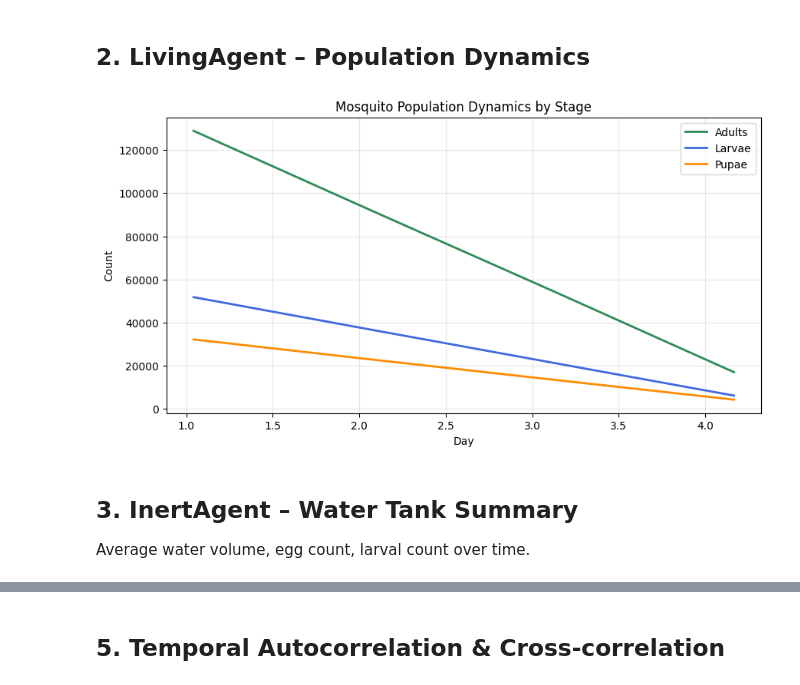
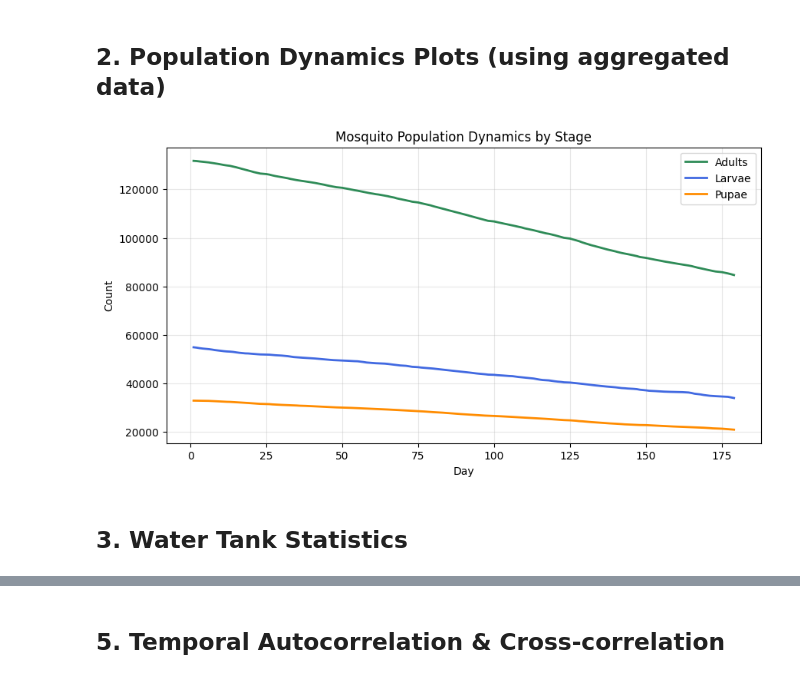
Before and after one commit to Vansnoden/monadvsim, a Jupyter notebook: analysis-Copy1.ipynb, the cells around one changed output, grey strips where cells are left out. Cells and saved outputs as stored; diff of their text form; code cells hidden in the pictures.

```diff
--- a/analysis-Copy1.ipynb
+++ b/analysis-Copy1.ipynb
@@ -75,19 +84,0 @@ Tick range: 100 – 400
-# %%
-# Check for missing ticks
-all_ticks = np.arange(living['TickCount'].min(), living['TickCount'].max()+1, 1)
-present_ticks = living['TickCount'].unique()
-missing_ticks = set(all_ticks) - set(present_ticks)
-if missing_ticks:
-    print(f"Warning: Missing ticks: {sorted(missing_ticks)[:10]}...")
-else:
-    print("All ticks present.")
-
-# Impute missing environmental values? (optional – here we drop rows with NaN in t2m)
-before = len(living)
-living = living.dropna(subset=['t2m', 'tp'])
-print(f"Dropped {before - len(living)} rows due to missing t2m/tp")
-
-# Add day column
-living['Day'] = living['TickCount'] / TICKS_PER_DAY
-if not inert.empty:
-    inert['Day'] = inert['TickCount'] / TICKS_PER_DAY
@@ -97,24 +235,19 @@ Dropped 0 rows due to missing t2m/tp
 # %% [markdown]
-## 2. LivingAgent – Population Dynamics
+## 2. Population Dynamics Plots (using aggregated data)
 # %%
-daily_adults = living[living['Stage']=='ADULT'].groupby('Day').size()
-daily_larvae = living[living['Stage']=='LARVA'].groupby('Day').size()
-daily_pupae = living[living['Stage']=='PUPA'].groupby('Day').size()
-
 plt.figure(figsize=(10,5))
-plt.plot(daily_adults.index, daily_adults.values, label='Adults', color=STAGE_COLORS['ADULT'], linewidth=2)
-plt.plot(daily_larvae.index, daily_larvae.values, label='Larvae', color=STAGE_COLORS['LARVA'], linewidth=2)
-plt.plot(daily_pupae.index, daily_pupae.values, label='Pupae', color=STAGE_COLORS['PUPA'], linewidth=2)
+plt.plot(daily_living['Day'], daily_living['AdultCount'], label='Adults', color=STAGE_COLORS['ADULT'], linewidth=2)
+plt.plot(daily_living['Day'], daily_living['LarvaCount'], label='Larvae', color=STAGE_COLORS['LARVA'], linewidth=2)
+plt.plot(daily_living['Day'], daily_living['PupaCount'], label='Pupae', color=STAGE_COLORS['PUPA'], linewidth=2)
 plt.xlabel('Day')
 plt.ylabel('Count')
 plt.title('Mosquito Population Dynamics by Stage')
 plt.legend()
 plt.grid(True, alpha=0.3)
-plt.savefig(f'{OUTPUT_DIR}/mosquito_dynamics.png', dpi=300)
+plt.savefig(f'{OUTPUT_DIR}/mosquito_dynamics.png', dpi=300, bbox_inches='tight')
 plt.show()
 # %% [output]
-[figure, old version]
+[figure, new version]
-# %% [markdown]
-## 3. InertAgent – Water Tank Summary
-Average water volume, egg count, larval count over time.
+# %% [markdown]
+## 3. Water Tank Statistics
 # %%
```
Also changed, not shown: parts of 33 cells of this notebook, 18 other files.
